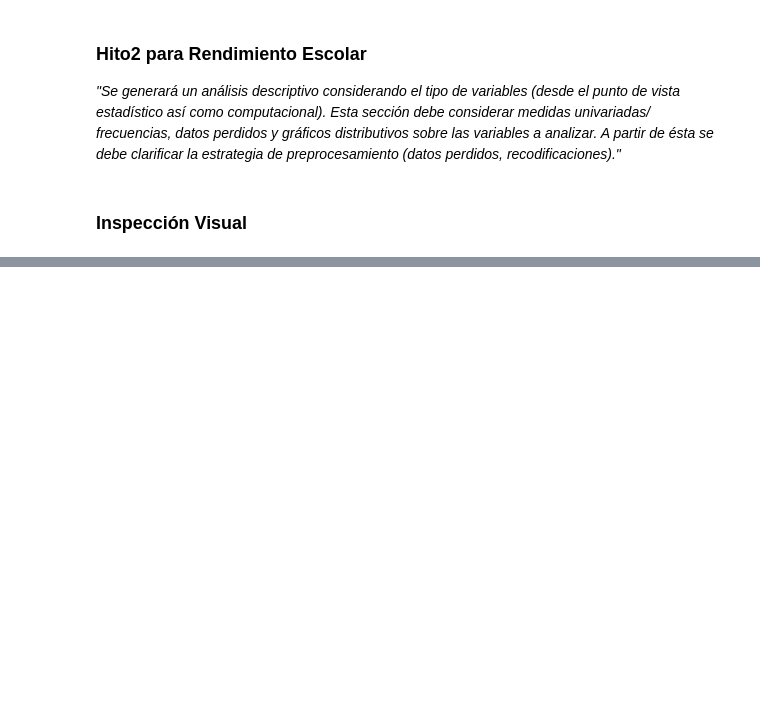
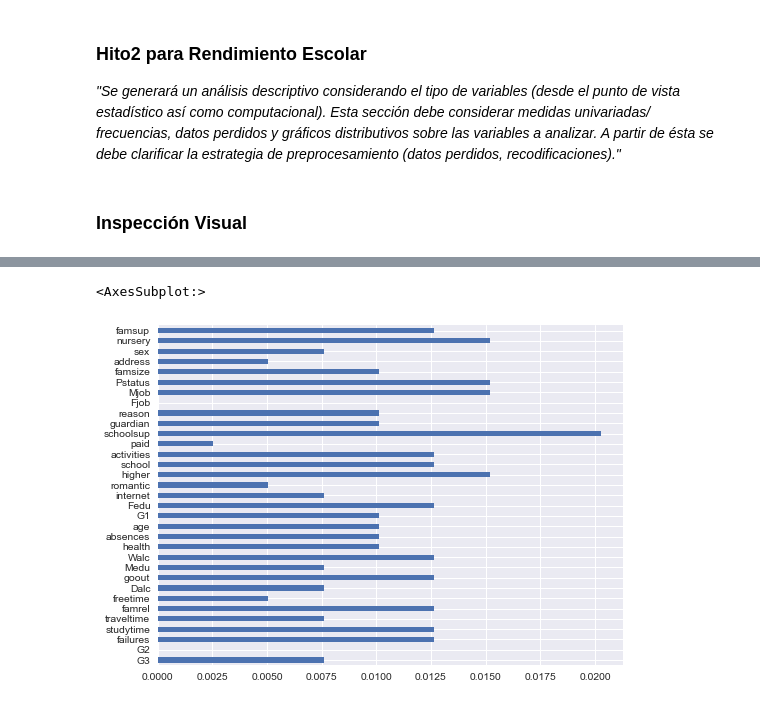
Before and after one commit to antosource/CursoDataScience, a Jupyter notebook: FundamentosDataScience/PruebaSalida/Hito2/Rendimiento_escolar.ipynb, the cells around one changed output, grey strips where cells are left out. Cells and saved outputs as stored; diff of their text form; code cells hidden in the pictures; blank space fills up the shorter version.

```diff
--- a/FundamentosDataScience/PruebaSalida/Hito2/Rendimiento_escolar.ipynb
+++ b/FundamentosDataScience/PruebaSalida/Hito2/Rendimiento_escolar.ipynb
@@ -20,12 +20,18 @@ from sklearn.model_selection import train_test_split
 from sklearn.preprocessing import StandardScaler
 from sklearn.metrics import roc_curve, classification_report
 
-from calidad_datos import calidad_datos
-from graficos import cross_plot
+from calidad_datos import calidad_datos as cal
+from graficos import *
 
 import warnings
 warnings.filterwarnings('ignore')
 
 plt.style.use('seaborn') # Gráficos estilo seaborn
-plt.rcParams["figure.figsize"] = (5, 3) # Tamaño gráficos (8, 6)
-plt.rcParams["figure.dpi"] = 100 # resolución gráficos 70
+plt.rcParams["figure.figsize"] = (8,6) # Tamaño gráficos (5, 3)
+plt.rcParams["figure.dpi"] = 75 # resolución gráficos 100
+
+font = {'family': 'serif',
+        'color':  'red',
+        'weight': 'normal',
+        'size': 12,
+        }
@@ -64,0 +38,4 @@ Name: G1, dtype: int64
+# %%
+#Se realiza la importación de los datos y ajuste del separador
+df = pd.read_csv('students.csv', encoding='latin-1', sep='|',index_col=0)
+df
@@ -64,0 +74,5 @@ Name: G1, dtype: int64
+# %%
+df2 = df # Copiamos el dataframe
+for i in df2.columns:
+    df2 = df2.replace(['nulidade', 'sem validade','zero'],np.nan)
+df2
@@ -64,0 +114,10 @@ Name: G1, dtype: int64
+# %%
+strTOfloat=['age','goout','health']
+objTOfloat=['Medu','Fedu','traveltime','studytime','failures','absences','famrel','freetime','Dalc','Walc','G1','G2','G3']
+
+for i in strTOfloat:
+    df2[i]=df2[i].str.replace('"',"").astype("float")
+
+for i in objTOfloat:
+    df2[i]=df2[i].astype("float")
+df2
@@ -64,0 +162,5 @@ Name: G1, dtype: int64
+# %%
+cal(df2)['porc_nulos'].plot(kind='barh')
+# %% [output]
+<AxesSubplot:>
+[figure, added]
```
Also changed, not shown: parts of 23 cells of this notebook, 1 other file.
